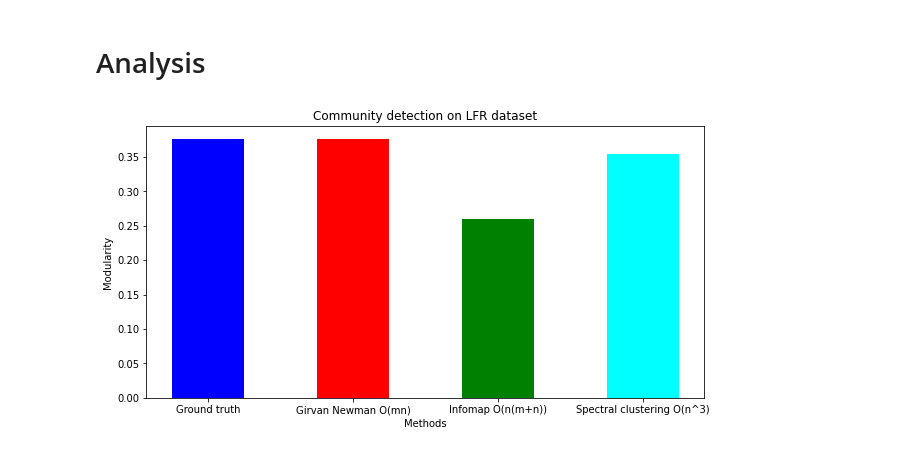
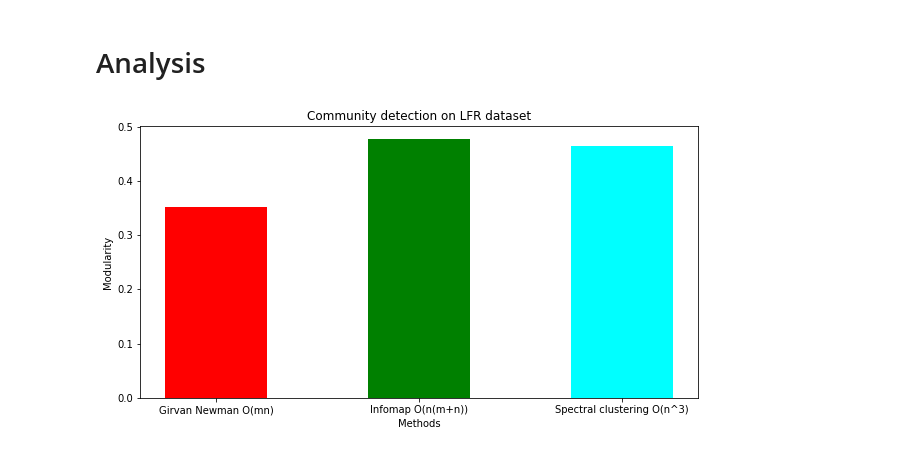
Before and after one commit to ozkilim/biological_community_detection, a Jupyter notebook: Processing/Worm_cortex.ipynb, the cells around one changed output. Cells and saved outputs as stored; diff of their text form; code cells hidden in the pictures.

```diff
--- a/Processing/Worm_cortex.ipynb
+++ b/Processing/Worm_cortex.ipynb
@@ -70,12 +119,12 @@ Wall time: 13.9 s
 # %%
 %%time
 partition_girvan_newman = girvan_newman(G)
-k=2 # if we have apriori knowledge of 3 groudn truth communities:
+k=4 # if we have apriori knowledge of 15 groudn truth communities:
 for communities in itertools.islice(partition_girvan_newman, k):
     partitions = tuple(sorted(c) for c in communities)
 
 GN_mod = nx_comm.modularity(G,partitions)
 print(f"{len(partitions)} communities detected")
 print(f"The modularity is {GN_mod:.3}")
-presentCommunities(G,partitions)
+presentBioCommunities(G,partitions)
 # %% [output]
@@ -90,7 +139,6 @@ Wall time: 5.29 s
 # %%
 %%time
 # Algorithm 2. k infomap
-
 im = Infomap(silent=True)
 im.add_networkx_graph(G)
 im.run()
@@ -98,12 +146,13 @@ im.run()
 partition = [[] for _ in range(im.num_top_modules)]
 for node in im.tree:
     if node.is_leaf:
-        partition[node.module_id-1].append(node.node_id)
+        partition[node.module_id-1].append("n"+ str(node.node_id))
 
-# Need to decide when to stop removing edges.
-presentCommunities(G,partition)
+partitions = tuple(partition)
 
-info_mod = nx_comm.modularity(G,tuple(partition))
-print(f"{len(partition)} communities detected")
+info_mod = nx_comm.modularity(G,partitions)
+print(f"{len(partitions)} communities detected")
 print(f"The modularity is {info_mod:.3}")
+
+presentBioCommunities(G,partitions)
 # %% [output]
@@ -117,7 +167,6 @@ Wall time: 186 ms
 # %%
 %%time
 # Algorithm 3. Spectral clustering
-
 # Get adjacency-matrix as numpy-array
 sc_mod_list = []
 for k in range(1,40):
@@ -132,7 +181,7 @@ for k in range(1,40):
 
     partition = [[] for _ in range(max(partition_labels)+1)]
     for idx,c in enumerate(partition_labels):
-        partition[c].append(idx)
+        partition[c].append("n"+ str(idx))
 
     sc_mod = nx_comm.modularity(G,tuple(partition))
     sc_mod_list.append(sc_mod)
@@ -152,6 +199,6 @@ Wall time: 27.8 s
 # %%
 %%time
-k=3
+k=6 #for maximum modularity
 # Get adjacency-matrix as numpy-array
 adj_mat = nx.to_numpy_matrix(G)
 # Cluster
@@ -164,10 +211,10 @@ partition_labels = sc.labels_.tolist()
 
 partition = [[] for _ in range(max(partition_labels)+1)]
 for idx,c in enumerate(partition_labels):
-    partition[c].append(idx)
+    partition[c].append("n"+ str(idx))
 
 # Need to decide when to stop removing edges.
-presentCommunities(G,partition)
+presentBioCommunities(G,partition)
 
 sc_mod = nx_comm.modularity(G,tuple(partition))
 print(f"{len(partition)} communities detected")
@@ -182,22 +229,22 @@ Wall time: 343 ms
 # Analysis
 # %%
 # Compare methods
-data = {'Ground truth':ground_truth_mod, 'Girvan Newman O(mn)':GN_mod, 'Infomap O(n(m+n))':info_mod,
+data = {'Girvan Newman O(mn)':GN_mod, 'Infomap O(n(m+n))':info_mod,
         'Spectral clustering O(n^3)':sc_mod}
 method = list(data.keys())
 values = list(data.values())
 
 fig = plt.figure(figsize = (10, 5))
 
 # creating the bar plot
 plt.bar(method, values,
-        width = 0.5, color=['blue', 'red', 'green', 'cyan'])
+        width = 0.5, color=['red', 'green', 'cyan'])
 
 plt.xlabel("Methods")
 plt.ylabel("Modularity")
 plt.title("Community detection on LFR dataset")
 plt.show()
 # %% [output]
-[figure, old version]
+[figure, new version]
 # %%
 # Measure overlap of found communities with node class metadata
```
Also changed, not shown: parts of 13 cells of this notebook, 2 other files.
